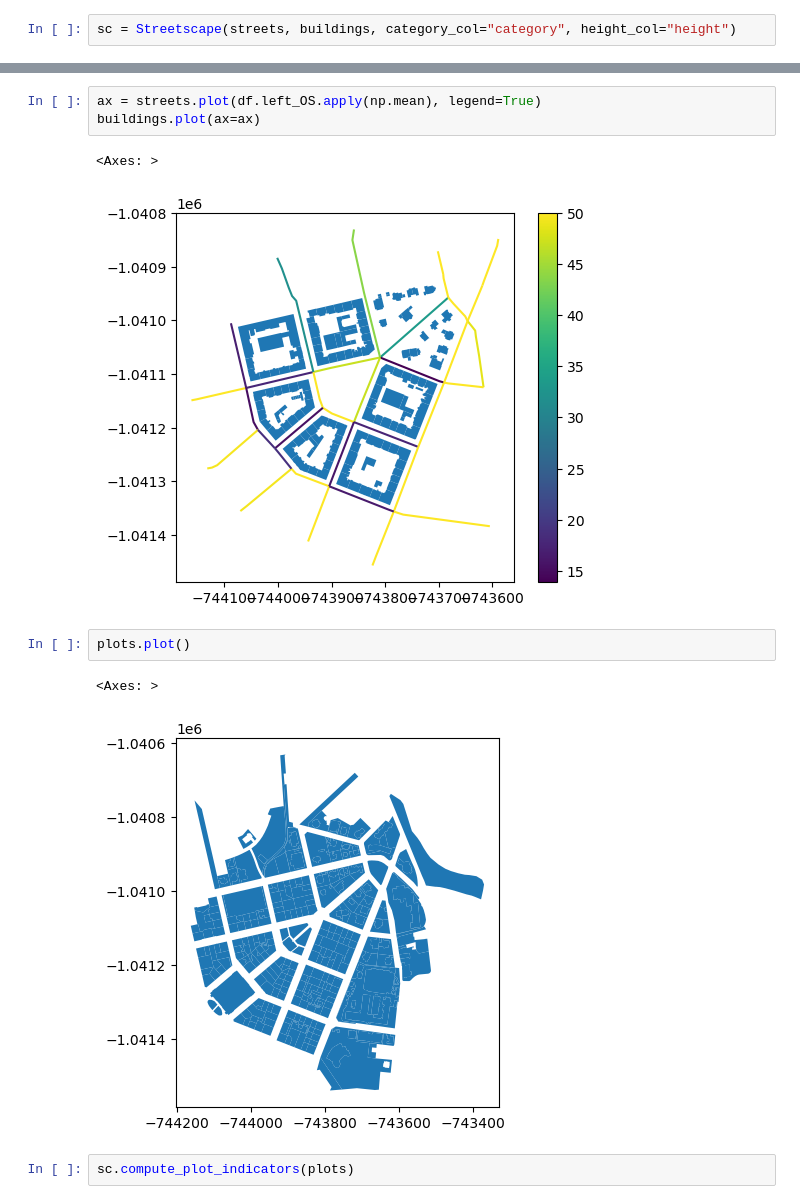
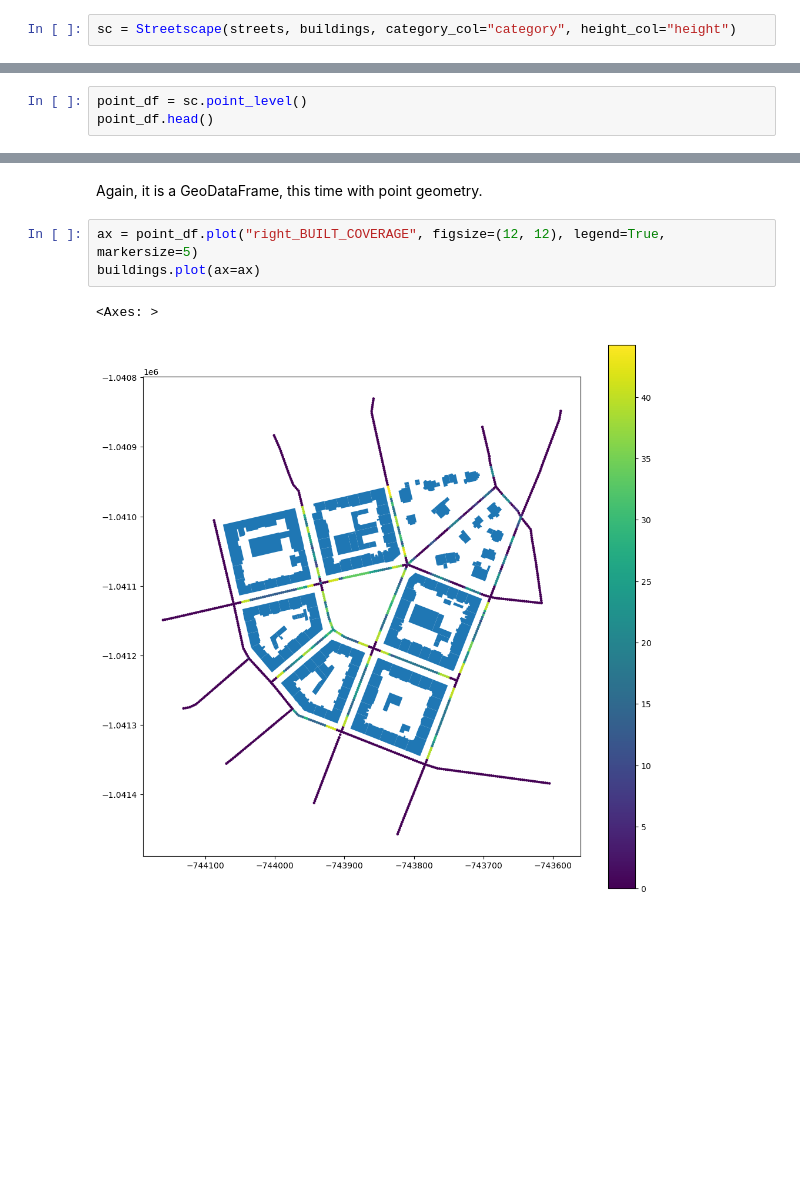
Before and after one commit to uscuni/streetscape, a Jupyter notebook: example.ipynb, the cells around one changed output, grey strips where cells are left out. Saved outputs shown, nothing was run; the diff lists cells and outputs as text; blank space fills up the shorter version.

```diff
--- a/example.ipynb
+++ b/example.ipynb
@@ -55,0 +68,3 @@ buildings.plot(ax=ax)
+# %%
+point_df = sc.point_level()
+point_df.head()
@@ -56,13 +79,8 @@ buildings.plot(ax=ax)
+# %% [markdown]
+Again, it is a GeoDataFrame, this time with point geometry.
 # %%
-ax = streets.plot(df.left_OS.apply(np.mean), legend=True)
+ax = point_df.plot("right_BUILT_COVERAGE", figsize=(12, 12), legend=True, markersize=5)
 buildings.plot(ax=ax)
 # %% [output]
 <Axes: >
-[figure, old version]
+[figure, new version]
-# %%
-plots.plot()
-# %% [output]
-<Axes: >
-[figure, removed]
-# %%
-sc.compute_plot_indicators(plots)
```
Also changed, not shown: parts of 31 cells of this notebook, 3 other files.
